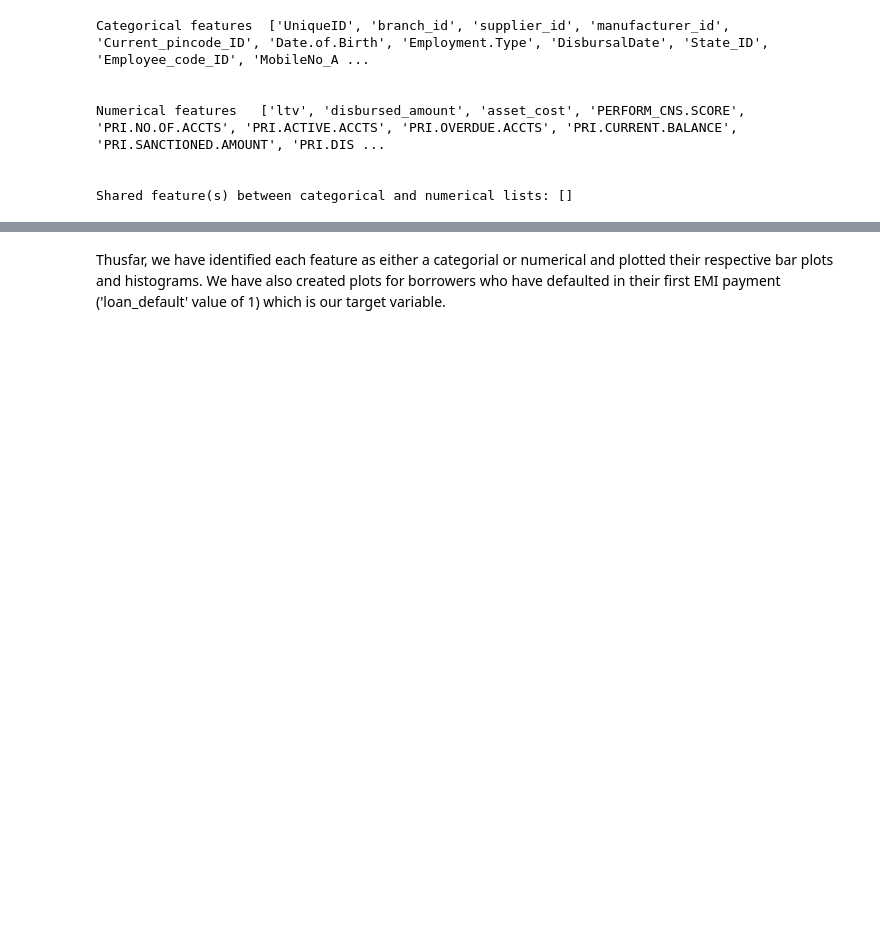
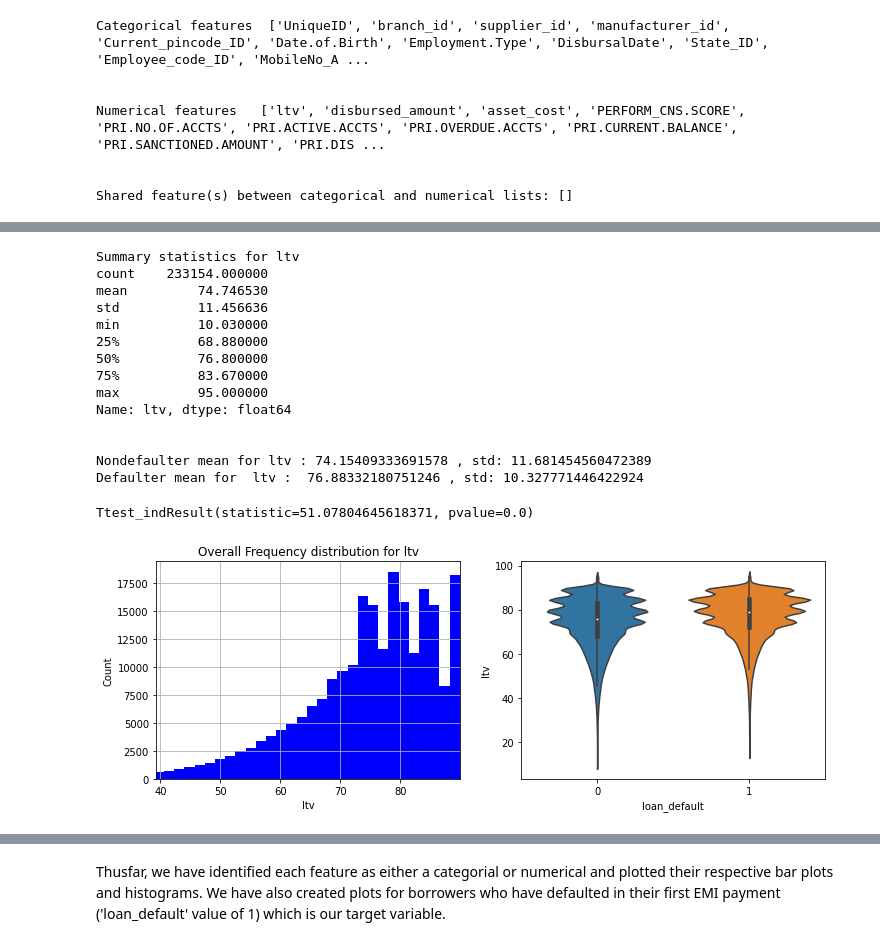
Before and after one commit to steviekwonders/Capstone-2, a Jupyter notebook: Vehicle Loan EDA/Exploratory Analysis.ipynb, the cells around one changed output, grey strips where cells are left out. Cells and saved outputs as stored; diff of their text form; code cells hidden in the pictures; blank space fills up the shorter version.

```diff
--- a/Vehicle Loan EDA/Exploratory Analysis.ipynb
+++ b/Vehicle Loan EDA/Exploratory Analysis.ipynb
@@ -679,0 +191,21 @@ plotbarplot('loan_default')
+# %%
+# Histogram for loan to value
+print(plothistogram('ltv', 50)); print('\n')
+createviolinplot('ltv')
+# %% [output]
+Summary statistics for ltv
+count    233154.000000
+mean         74.746530
+std          11.456636
+min          10.030000
+25%          68.880000
+50%          76.800000
+75%          83.670000
+max          95.000000
+Name: ltv, dtype: float64
+
+
+Nondefaulter mean for ltv : 74.15409333691578 , std: 11.681454560472389
+Defaulter mean for  ltv :  76.88332180751246 , std: 10.327771446422924
+Ttest_indResult(statistic=51.07804645618371, pvalue=0.0)
+[figure, added]
```
Also changed, not shown: parts of 79 cells of this notebook.
